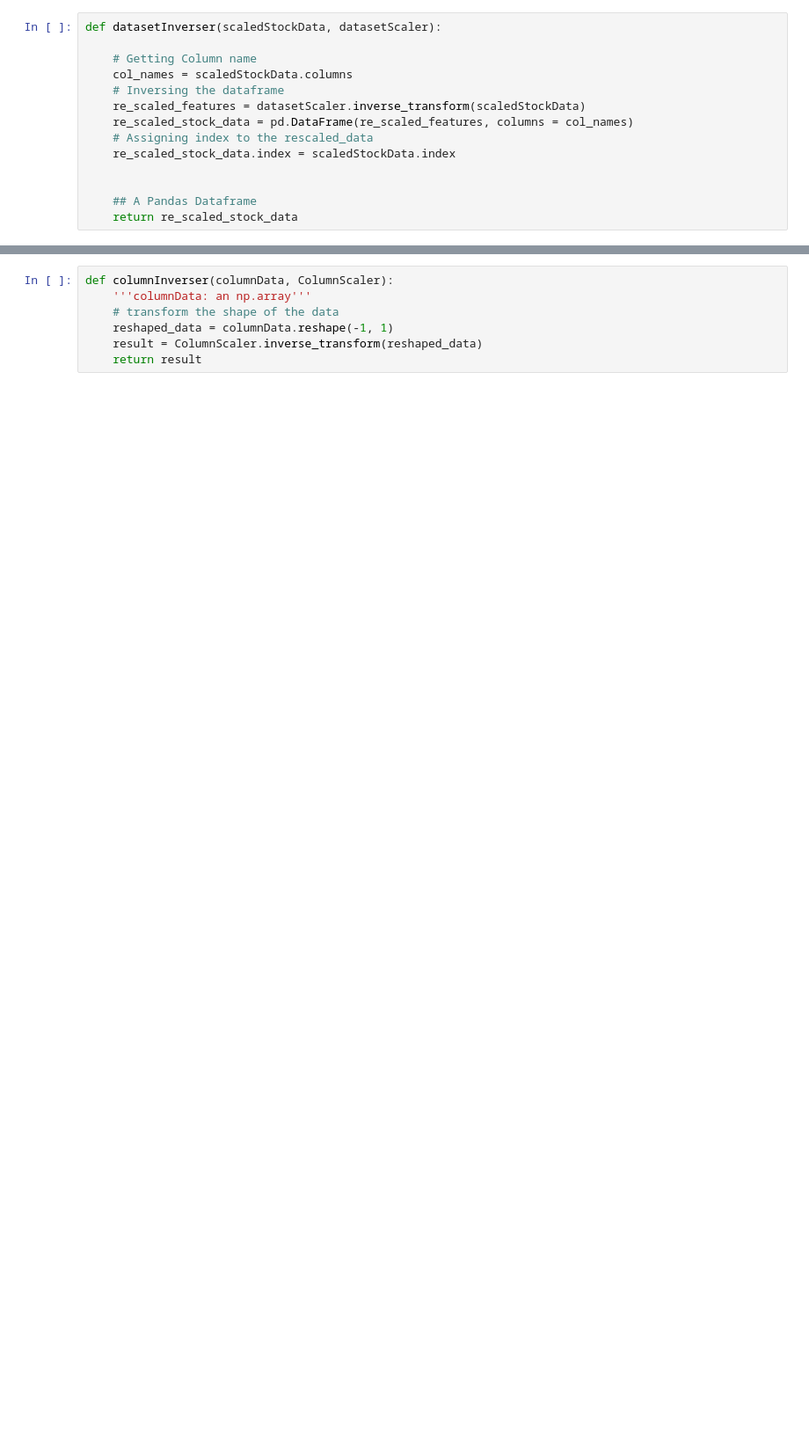
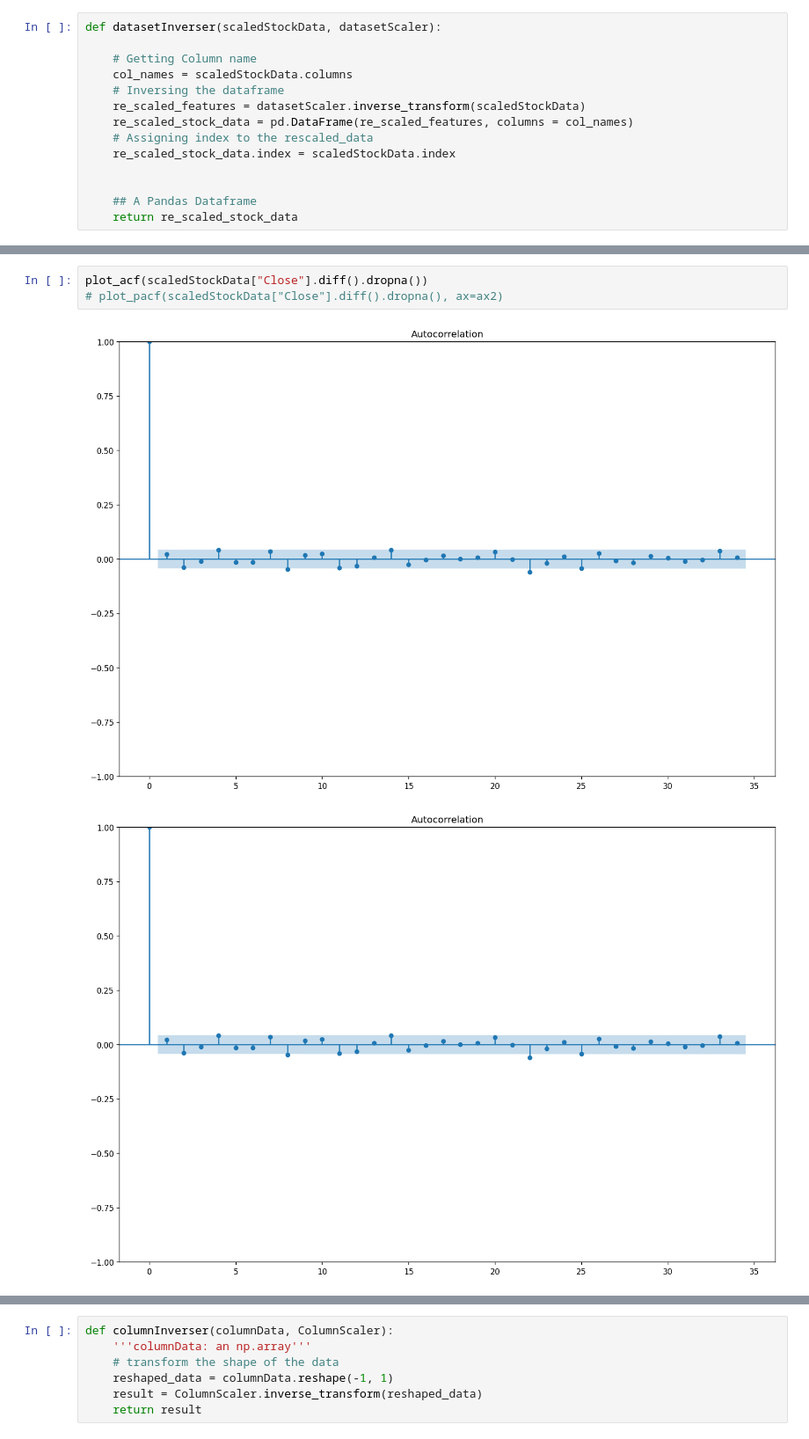
Before and after one commit to heyyytamvo/COS30018, a Jupyter notebook: ProjectAssessment/TaskB7/104220352_TaiMinhHuyNguyen/ResearchTask/TaskB7.ipynb, the cells around one changed output, grey strips where cells are left out. Shown at 88% size. Cells and saved outputs as stored; diff of their text form; blank space fills up the shorter version.

```diff
--- a/ProjectAssessment/TaskB7/104220352_TaiMinhHuyNguyen/ResearchTask/TaskB7.ipynb
+++ b/ProjectAssessment/TaskB7/104220352_TaiMinhHuyNguyen/ResearchTask/TaskB7.ipynb
@@ -285 +469,7 @@ def datasetInverser(scaledStockData, datasetScaler):
+# %%
+plot_acf(scaledStockData["Close"].diff().dropna())
+# plot_pacf(scaledStockData["Close"].diff().dropna(), ax=ax2)
+# %% [output]
+[figure, added]
+[figure, added]
 # %% [markdown]
```
Also changed, not shown: parts of 58 cells of this notebook, 1 other file.
